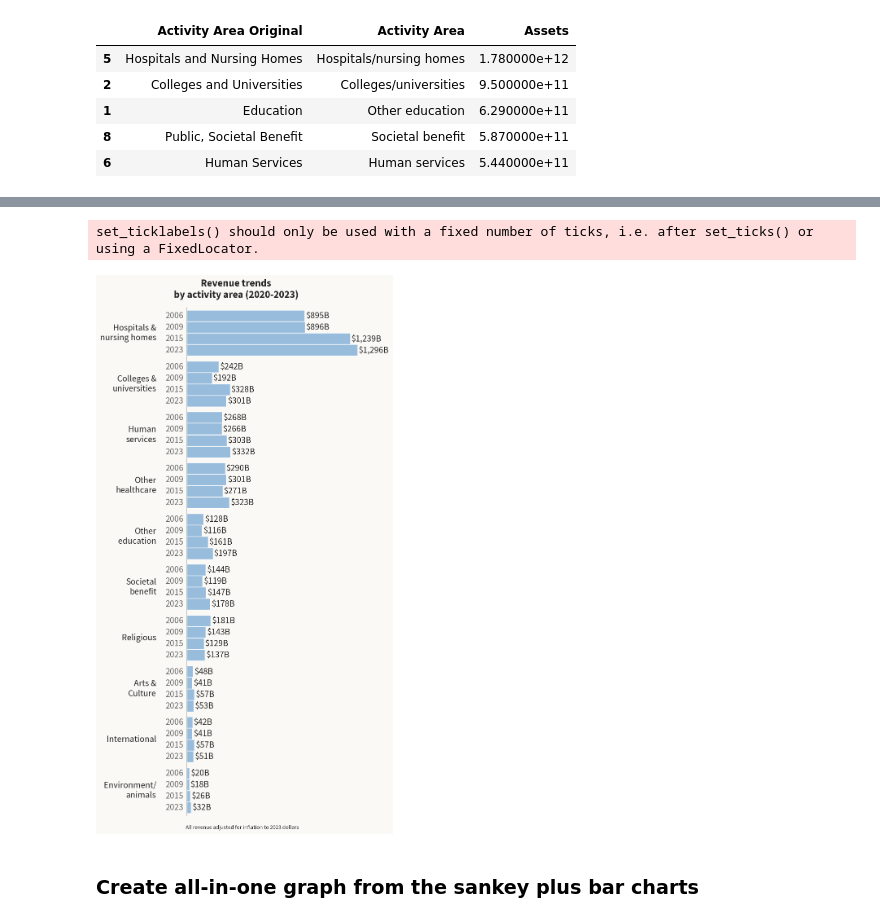
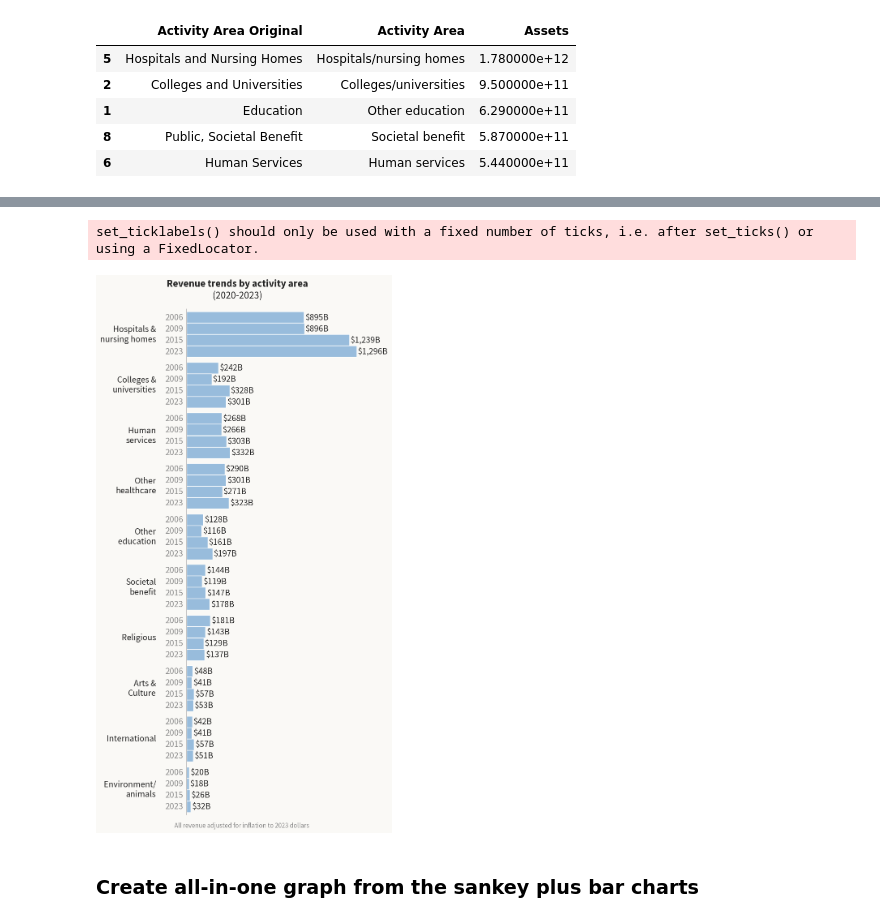
Before and after one commit to HFAwesomeCharts/MCNNonprofitEconomy, a Jupyter notebook: notebooks/MCN_NP_Economy_Figures.ipynb, the cells around one changed output, grey strips where cells are left out. Saved outputs shown, nothing was run; the diff lists cells and outputs as text; code cells hidden in the pictures.

```diff
--- a/notebooks/MCN_NP_Economy_Figures.ipynb
+++ b/notebooks/MCN_NP_Economy_Figures.ipynb
@@ -205,7 +205,7 @@ poster_data_labelsize = 12
 bar_poster_titlesize = 18
 bar_poster_axis_labelsize = 16
 bar_poster_data_labelsize = 16
-bar_poster_caption_size = 10
+bar_poster_caption_size = 12
 
 # Font sizes for intermediary graphs for poster
 im_poster_titlesize = 18
@@ -257,12 +257,14 @@ sns.set(
 # Color settings
 
 custom_alpha = 0.35
+caption_color = "#888888"
 
 # Bar graph colors
 network_blue = "#6EAAE6"
 network_gray = "#898989"
 bar_background_color = "#F5F5F5"
 spine_color = "#BDBDBD"
+ticklabel_color = "#888888"
 
 # Sankey colors
 
@@ -333,7 +335,7 @@ category_palette_index = {
     "Individuals": 7,
 }
 
-# Intermediary colors
+# Intermediary colors for sankey
 # daf_color = "#962F3F"
 # pf_color = "#244477"
 # daf_color = "#AB454F" # alternatives: AB454F  7E313D
@@ -1939,10 +1939,6 @@ activity_label_pad = 0.17
 
 # Title horizontal position
 title_x = 0.275
-
-# Caption position
-caption_y = 0.01
-
 
 # ------------------------------------------------------------
 # CREATE FIGURE
@@ -2140,7 +2136,7 @@ for group_start in range(0, len(sorted_centers), len(years)):
             va="center",
             fontsize=bar_poster_axis_labelsize,
             rotation=0,
-            color=node_outline_color,
+            color=ticklabel_color,
         )
 
 
@@ -2177,17 +2173,29 @@ ax.tick_params(
     labelleft=False
 )
 
-
 # ------------------------------------------------------------
-# ADD TITLE
+# ADD TITLE & SUBTITLE
 # ------------------------------------------------------------
 
 ax.set_title(
-    "Revenue trends\nby activity area (2020-2023)",
-    fontsize=bar_poster_titlesize,
+    "Revenue trends by activity area",
+    fontsize=im_poster_titlesize,
     fontweight="bold",
-    pad=18,
-    x=title_x
+    pad=0,
+    # ha="center",
+    va="top",
+    x=0.285,
+    y=1.06
+)
+
+# Set subtitles
+ax.text(
+    0.285, 1.022,
+    "(2020-2023)",
+    transform=ax.transAxes,
+    ha="center",
+    fontsize=im_poster_titlesize,
+    fontweight="normal"
 )
 
 
@@ -2196,36 +2204,36 @@ ax.set_title(
 # ------------------------------------------------------------
 
 fig.text(
     x=0.5,
-    y=caption_y,
+    y=0.01,
     s="All revenue adjusted for inflation to 2023 dollars",
     ha="center",
     va="bottom",
     fontsize=bar_poster_caption_size,
+    color=caption_color,
 )
-
 
 # ------------------------------------------------------------
 # OUTPUT GRAPH AS SVG
 # ------------------------------------------------------------
 
 revenue_svg_output_path = os.path.join(
     output_directory,
     revenue_file + ".svg"
 )
 
 fig.savefig(
     revenue_svg_output_path,
     format="svg",
     bbox_inches=None
 )
 
 dpi = 300
 
 plt.show()
 # %% [output]
 set_ticklabels() should only be used with a fixed number of ticks, i.e. after set_ticks() or using a FixedLocator.
-[figure, old version]
+[figure, new version]
 # %%
 # FIGURE: REVENUE TRENDS (FOR STATIC COMBO WEB GRAPH)
 
```
Also changed, not shown: parts of 9 cells of this notebook, 9 other files.
